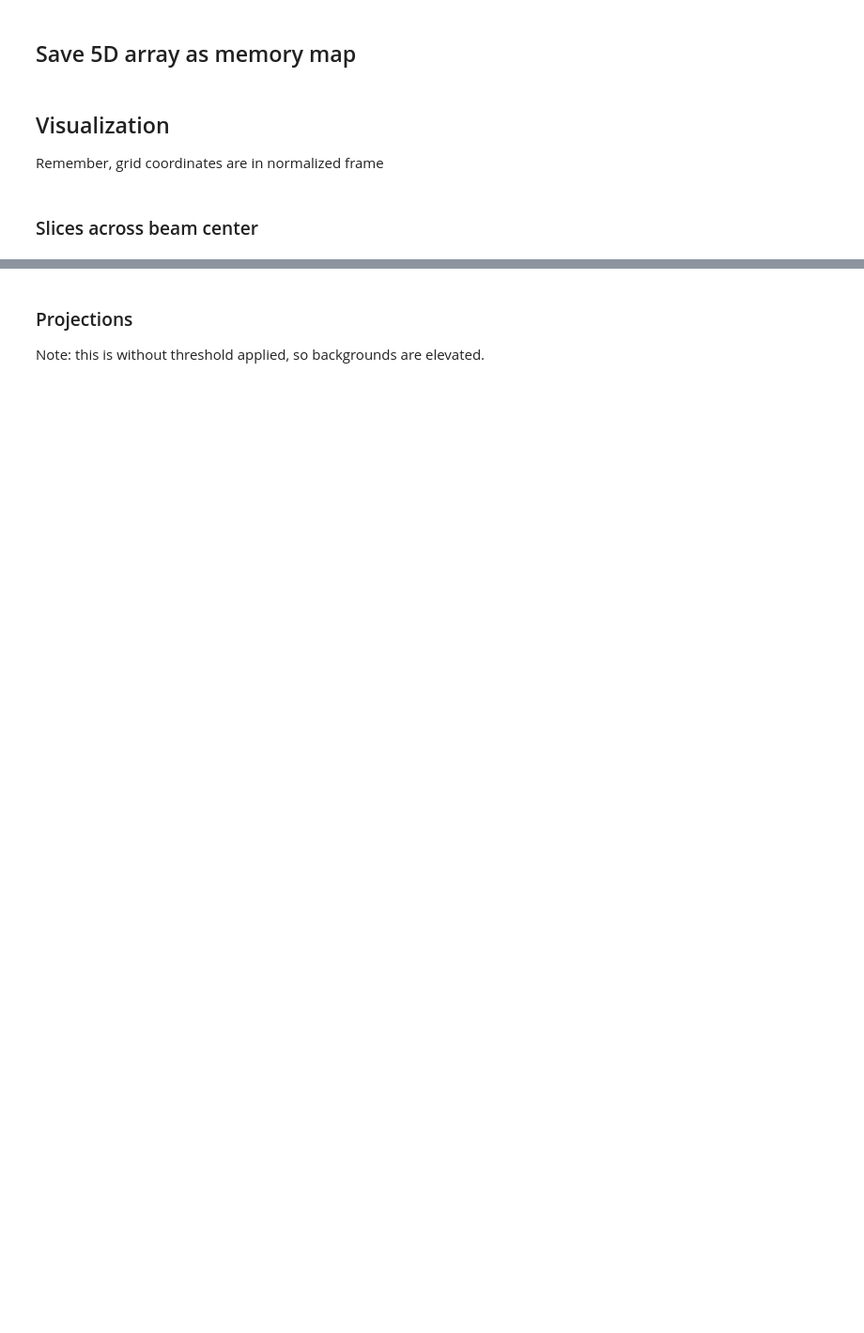
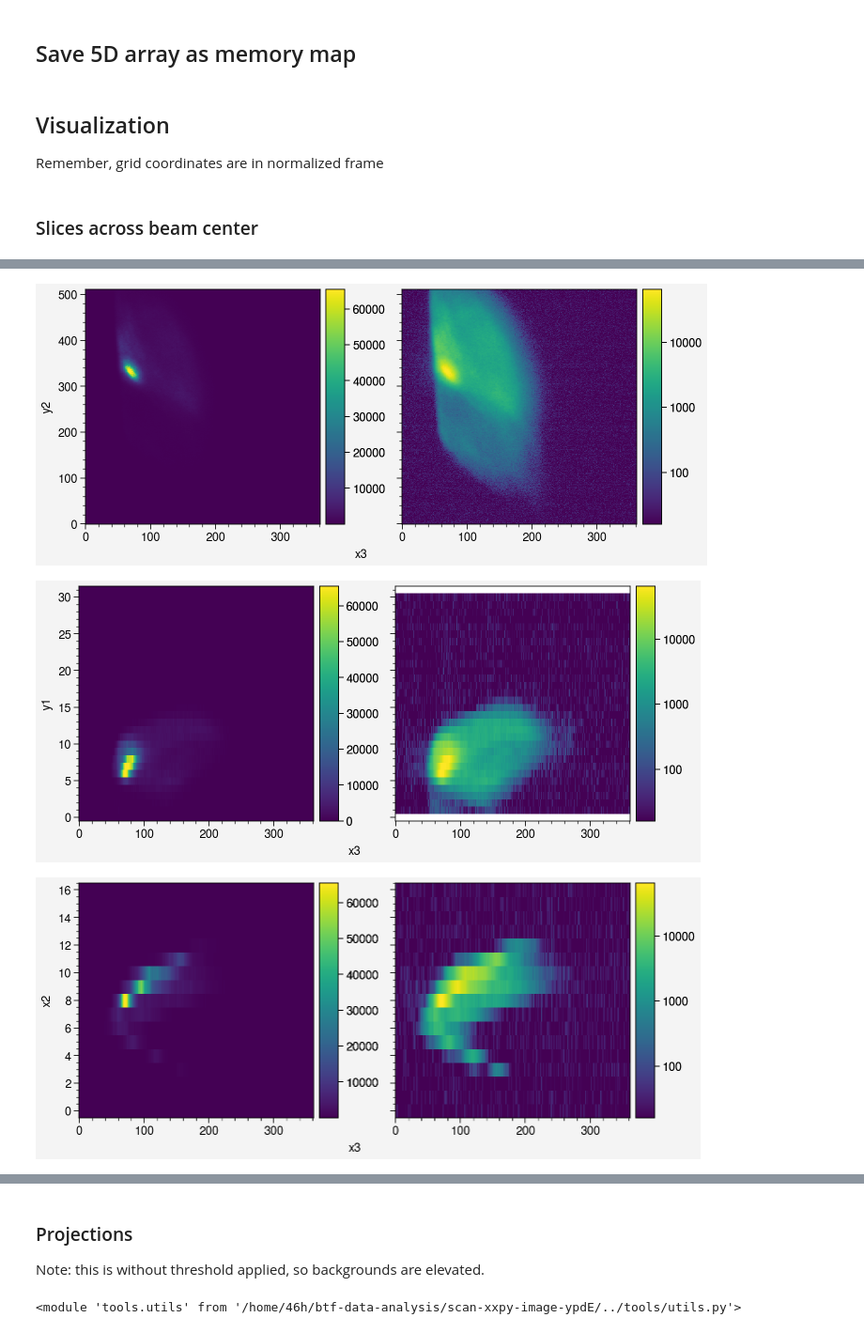
Before and after one commit to austin-hoover/analysis-sns-btf, a Jupyter notebook: scan-xxpy-image-ypdE/scan-xxpy-image-ypdE_step1.ipynb, the cells around one changed output, grey strips where cells are left out. Shown at 94% size. Drawn from its saved outputs; the diff is of its cells as text; code cells hidden in the pictures; blank space fills up the shorter version.

Commit message:
Improve projection/slice plots

```diff
--- a/scan-xxpy-image-ypdE/scan-xxpy-image-ypdE_step1.ipynb
+++ b/scan-xxpy-image-ypdE/scan-xxpy-image-ypdE_step1.ipynb
@@ -727,27 +565,20 @@ plt.subplot(122); plot_image(ima,log=True,nx_=nx,ny_=ny,labels=labels); plt.colo
-# %%
-ima = a5d[:,:,iy1+2,iy2,ix3].copy()
-labels=['x2','x1']
-nx = np.shape(ima)[1]
-ny = np.shape(ima)[0]
-
-plt.figure(figsize=[12,5])
-plt.subplot(121); plot_image(ima,log=False,nx_=nx,ny_=ny,labels=labels);
-plt.subplot(122); plot_image(ima,log=True,nx_=nx,ny_=ny,labels=labels); plt.colorbar()
-# %%
-ima = a5d[ix1,ix2,:,:,ix3].copy()
-labels=['y2','y1']
-nx = np.shape(ima)[1]
-ny = np.shape(ima)[0]
-
-plt.figure(figsize=[12,5])
-plt.subplot(121); plot_image(ima,log=False,nx_=nx,ny_=ny,labels=labels);
-plt.subplot(122); plot_image(ima,log=True,nx_=nx,ny_=ny,labels=labels); plt.colorbar()
-# %%
-ima = a5d[:,ix2,:,iy2,ix3].copy()
-labels=['y1','x1']
-nx = np.shape(ima)[1]
-ny = np.shape(ima)[0]
-
-plt.figure(figsize=[12,5])
-plt.subplot(121); plot_image(ima,log=False,nx_=nx,ny_=ny,labels=labels);
-plt.subplot(122); plot_image(ima,log=True,nx_=nx,ny_=ny,labels=labels); plt.colorbar()
+# %%
+def plot_log(im, xlabel='', ylabel=''):
+    fig, axes = pplt.subplots(ncols=2)
+    for ax, log in zip(axes, [False, True]):
+        plot_image(im, ax=ax, log=log, colorbar=True)
+    axes.format(xlabel=xlabel, ylabel=ylabel)
+    return axes
+# %%
+axes_slice = [(k, j, i) for i in range(5) for j in range(i) for k in range(j)]
+for axes in axes_slice:
+    axes_not_slice = [axis for axis in range(5) if axis not in axes]
+    ylabel, xlabel = [labels[axis] for axis in axes_not_slice]
+    ind = [ind_max[axis] for axis in axes]
+    a5d_slice = utils.slice_array(a5d, axes, ind)
+    plot_axes = plot_log(a5d_slice.copy(), xlabel, ylabel)
+    plt.show()
+# %% [output]
+[figure, added]
+[figure, added]
+[figure, added]
@@ -755,3 +593,7 @@ plt.subplot(122); plot_image(ima,log=True,nx_=nx,ny_=ny,labels=labels); plt.colo
 ### Projections
 
 Note: this is without threshold applied, so backgrounds are elevated.
+# %%
+importlib.reload(utils)
+# %% [output]
+<module 'tools.utils' from '/home/46h/btf-data-analysis/scan-xxpy-image-ypdE/../tools/utils.py'>
```
Also changed, not shown: parts of 46 cells of this notebook.
